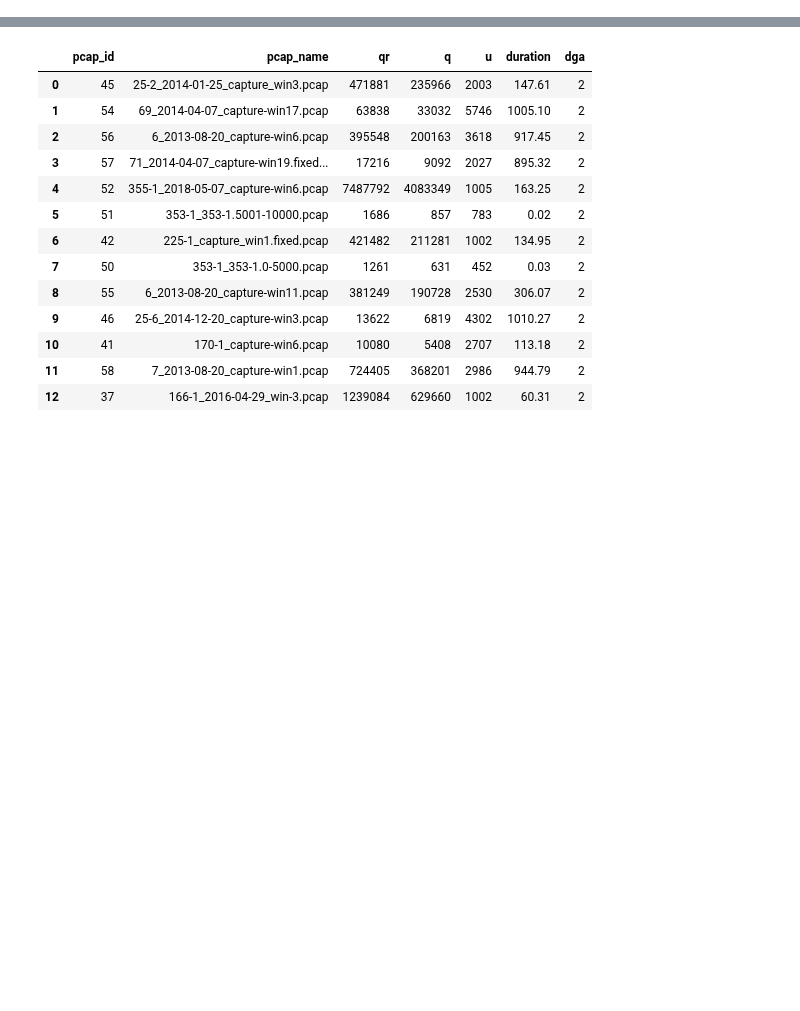
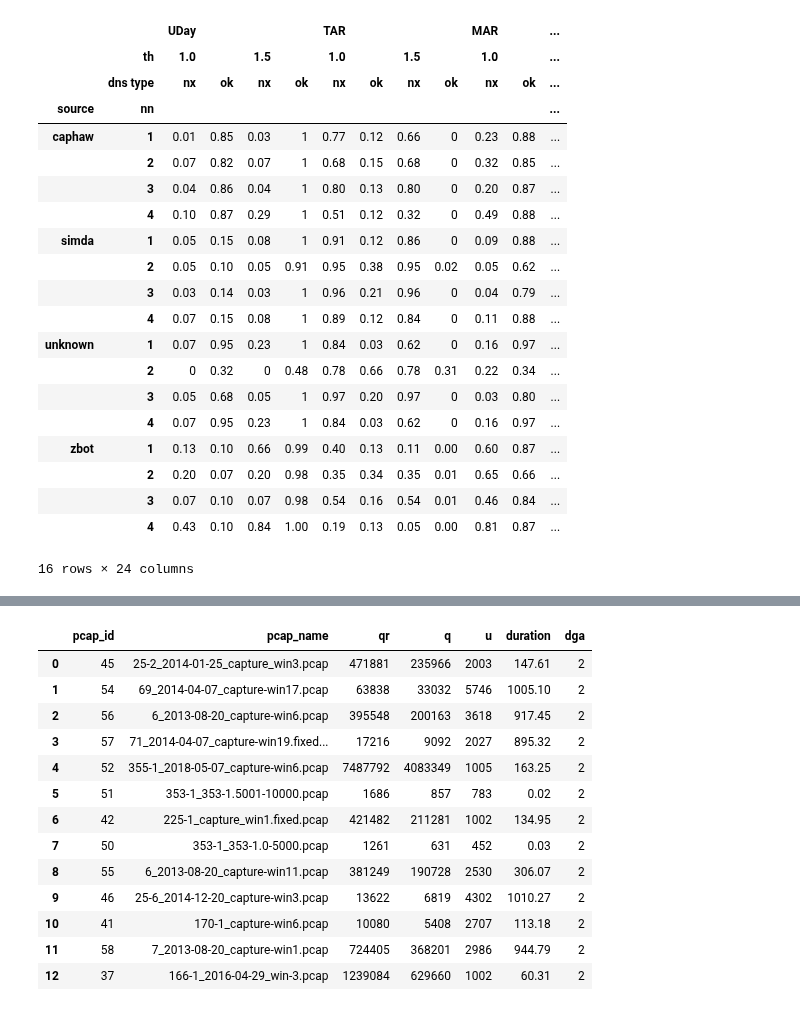
Before and after one commit to princio/dga-detection-analysis-framework, a Jupyter notebook: ml/analysis/Untitled.ipynb, the cells around one changed output, grey strips where cells are left out. Drawn from its saved outputs; the diff is of its cells as text; code cells hidden in the pictures; blank space fills up the shorter version.

Commit message:
ml: table freeze

```diff
--- a/ml/analysis/Untitled.ipynb
+++ b/ml/analysis/Untitled.ipynb
@@ -9,4 +9,69 @@ import matplotlib.pyplot as plt
 matplotlib.use('Qt5Agg')
 
 db = Database()
+# %%
+import re
+
+
+idxs = [[], [], [], []]
+
+rgx = r'df \d+ (\w+) no\-renew'
+
+[ idxs[i].append((re.sub(rgx, r'\1', a[0]), a[1], i + 1)) for i, df in enumerate(dfs) for a in df.index ]
+
+for i in range(4):
+    dfs[i].index = pd.MultiIndex.from_tuples(idxs[i], names=['source', 'dns type', 'nn'])
+
+df = pd.concat(dfs)
+
+df = df.unstack(1).drop(columns=['TA', 'MA', 'PDay'], level=0)
+# cols = []
+# for m in ['TA', 'MA', 'PDay']:
+#     for th in [1.0,1.5]:
+#         for pt in ['nx, ']:
+#     cols.append(())
+
+# df)
+
+# df = df.stack(1)
+display(df)
+
+with open('/Users/princio/Repo/princio/Paper-IEEEE-Access/_table.tex', 'w') as fp:
+    t = df.to_latex()
+    rgx = re.compile(r'\\cline\{\d-\d+\}', re.MULTILINE)
+    t = rgx.sub('', t)
+    t = re.sub(r'^\\multirow\[t\]\{\d\}\{\*\}\{(\w+)\}', r'\\multicolumn{6}{l}{\1} \\\\\n', t, 0, re.MULTILINE)
+    t = re.sub(r'\\multicolumn\{(\d)\}\{\w\}', r'\\multicolumn{\1}{l}', t, 0, re.MULTILINE)
+    t = t.replace(r'0.', '.')
+    fp.write('''
+\\begin{table*}
+    \\centering
+    \\resizebox*{\\textwidth}{!}{%\n''' + t + '''
+    }
+    \\caption{Bo ''' + str(1+i) + '''.}
+    \\label{tab:results}
+\\end{table*}
+''')
+# %% [output]
+|  |  | UDay |  |  |  | TAR |  |  |  | MAR |  | ... |
+|  | th | 1.0 |  | 1.5 |  | 1.0 |  | 1.5 |  | 1.0 |  | ... |
+|  | dns type | nx | ok | nx | ok | nx | ok | nx | ok | nx | ok | ... |
+| source | nn |  |  |  |  |  |  |  |  |  |  | ... |
+| caphaw | 1 | 0.01 | 0.85 | 0.03 | 1 | 0.77 | 0.12 | 0.66 | 0 | 0.23 | 0.88 | ... |
+|  | 2 | 0.07 | 0.82 | 0.07 | 1 | 0.68 | 0.15 | 0.68 | 0 | 0.32 | 0.85 | ... |
+|  | 3 | 0.04 | 0.86 | 0.04 | 1 | 0.80 | 0.13 | 0.80 | 0 | 0.20 | 0.87 | ... |
+|  | 4 | 0.10 | 0.87 | 0.29 | 1 | 0.51 | 0.12 | 0.32 | 0 | 0.49 | 0.88 | ... |
+| simda | 1 | 0.05 | 0.15 | 0.08 | 1 | 0.91 | 0.12 | 0.86 | 0 | 0.09 | 0.88 | ... |
+|  | 2 | 0.05 | 0.10 | 0.05 | 0.91 | 0.95 | 0.38 | 0.95 | 0.02 | 0.05 | 0.62 | ... |
+|  | 3 | 0.03 | 0.14 | 0.03 | 1 | 0.96 | 0.21 | 0.96 | 0 | 0.04 | 0.79 | ... |
+|  | 4 | 0.07 | 0.15 | 0.08 | 1 | 0.89 | 0.12 | 0.84 | 0 | 0.11 | 0.88 | ... |
+| unknown | 1 | 0.07 | 0.95 | 0.23 | 1 | 0.84 | 0.03 | 0.62 | 0 | 0.16 | 0.97 | ... |
+|  | 2 | 0 | 0.32 | 0 | 0.48 | 0.78 | 0.66 | 0.78 | 0.31 | 0.22 | 0.34 | ... |
+|  | 3 | 0.05 | 0.68 | 0.05 | 1 | 0.97 | 0.20 | 0.97 | 0 | 0.03 | 0.80 | ... |
+|  | 4 | 0.07 | 0.95 | 0.23 | 1 | 0.84 | 0.03 | 0.62 | 0 | 0.16 | 0.97 | ... |
+| zbot | 1 | 0.13 | 0.10 | 0.66 | 0.99 | 0.40 | 0.13 | 0.11 | 0.00 | 0.60 | 0.87 | ... |
+|  | 2 | 0.20 | 0.07 | 0.20 | 0.98 | 0.35 | 0.34 | 0.35 | 0.01 | 0.65 | 0.66 | ... |
+|  | 3 | 0.07 | 0.10 | 0.07 | 0.98 | 0.54 | 0.16 | 0.54 | 0.01 | 0.46 | 0.84 | ... |
+|  | 4 | 0.43 | 0.10 | 0.84 | 1.00 | 0.19 | 0.13 | 0.05 | 0.00 | 0.81 | 0.87 | ... |
+16 rows × 24 columns
 # %%
```
Also changed, not shown: parts of 5 cells of this notebook, 5 other files.
